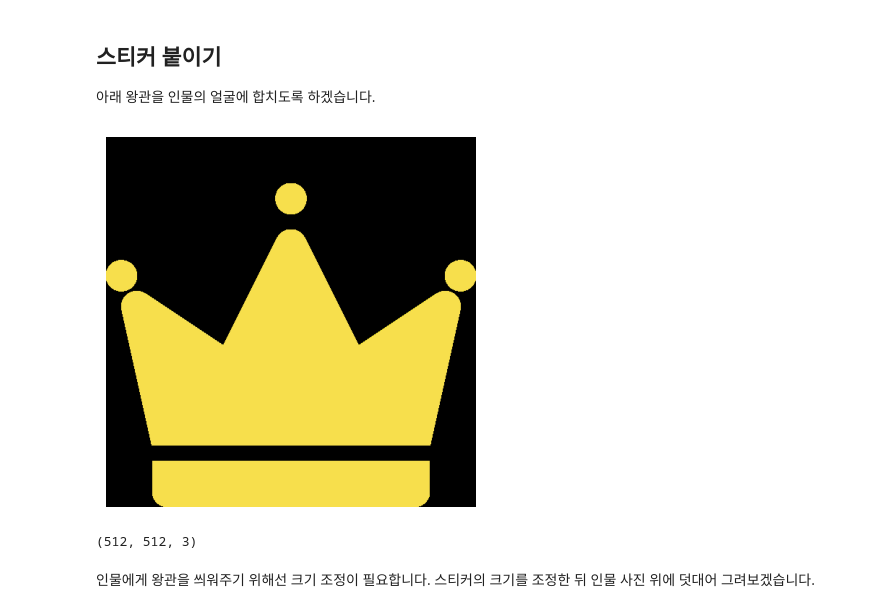
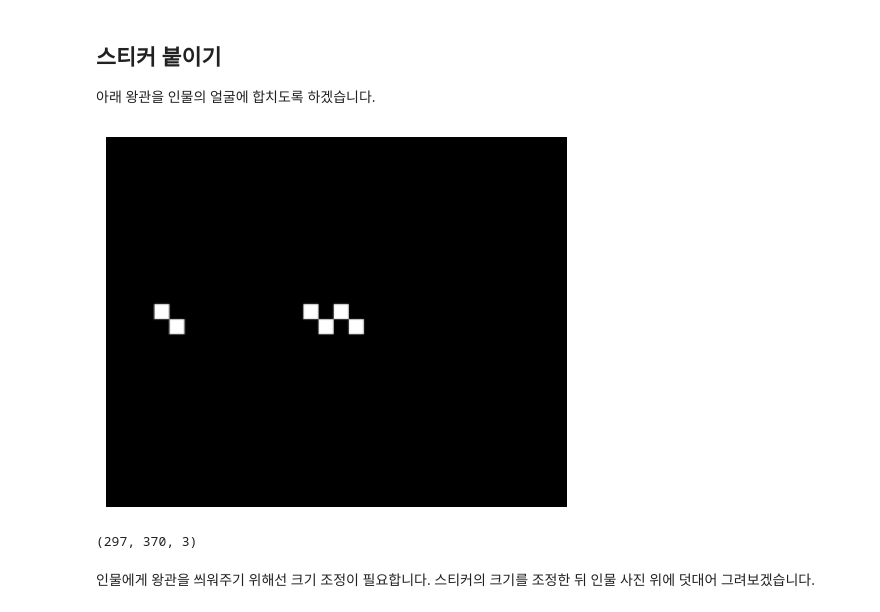
Before and after one commit to gnorm25/git_at, a Jupyter notebook: opencv-1.ipynb, the cells around one changed output. Saved outputs shown, nothing was run; the diff lists cells and outputs as text; code cells hidden in the pictures.

```diff
--- a/opencv-1.ipynb
+++ b/opencv-1.ipynb
@@ -407,18 +407,18 @@ plt.show()
 아래 왕관을 인물의 얼굴에 합치도록 하겠습니다.
 # %%
 # sunglasses = cv2.imread('/kaggle/input/image-opencv-tutorial/deal_with_it.png')
-crown = cv2.imread('images_opencv/king.png')  # 알파 채널 포함
+crown = cv2.imread('images_opencv/deal_with_it.png')  # 알파 채널 포함
 crown = cv2.cvtColor(crown, cv2.COLOR_BGR2RGB)
 
 plt.imshow(crown)
 plt.axis('off')
 plt.show()
 # %% [output]
-[figure, old version]
+[figure, new version]
 # %%
 crown.shape
 # %% [output]
-(512, 512, 3)
+(297, 370, 3)
 # %% [markdown]
 인물에게 왕관을 씌워주기 위해선 크기 조정이 필요합니다. 스티커의 크기를 조정한 뒤 인물 사진 위에 덧대어 그려보겠습니다.
 # %%
```
Also changed, not shown: parts of 1 cell of this notebook, 1 other file.
